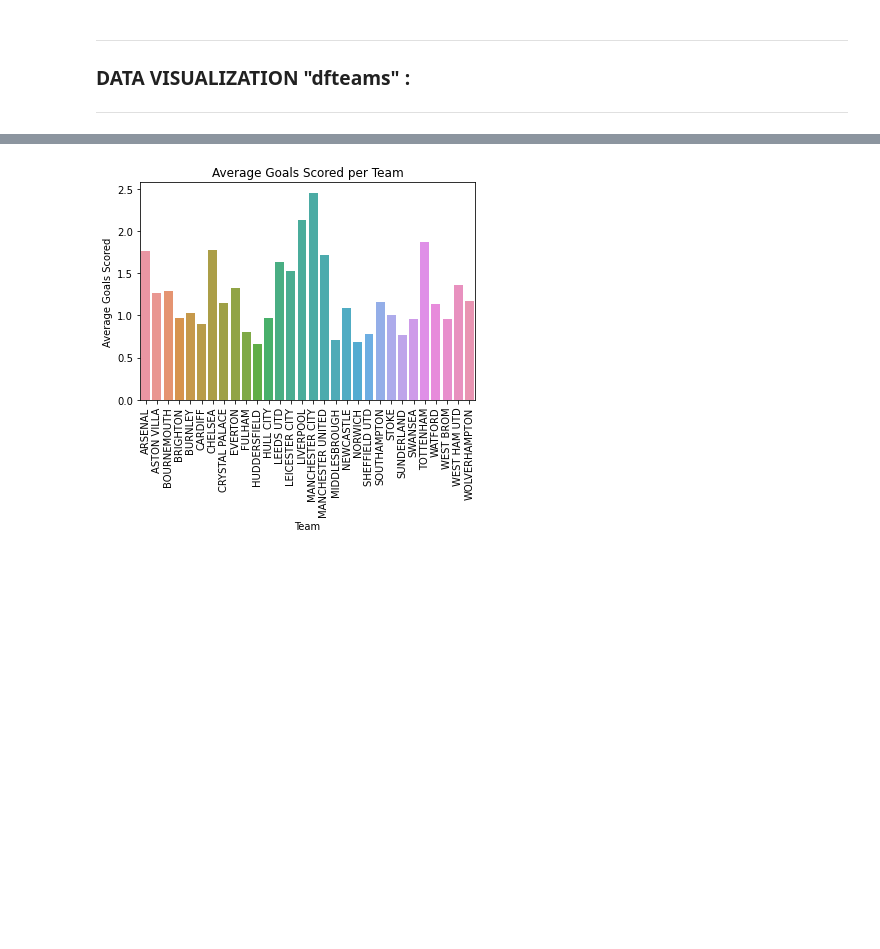
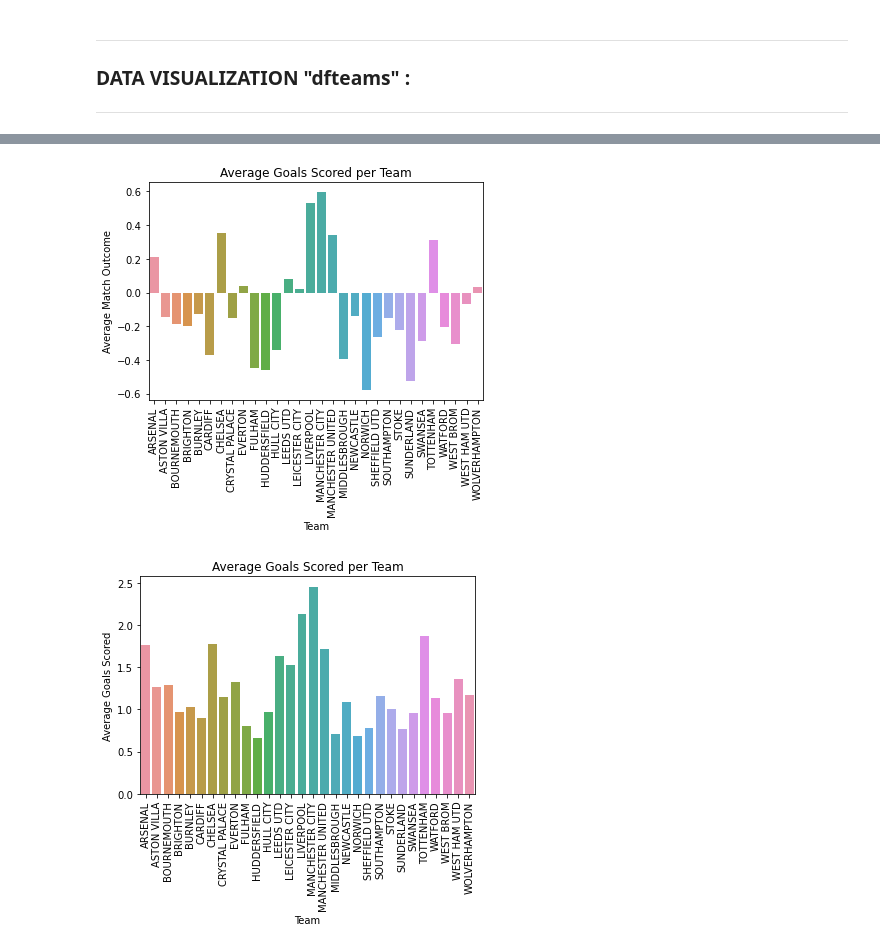
Before and after one commit to SamSamV/Predictions_Match_Outcome, a Jupyter notebook: toma1.ipynb, the cells around one changed output, grey strips where cells are left out. Saved outputs shown, nothing was run; the diff lists cells and outputs as text; code cells hidden in the pictures; blank space fills up the shorter version.

```diff
--- a/toma1.ipynb
+++ b/toma1.ipynb
@@ -391,3 +391,10 @@ plt.show()
+# %%
+sns.barplot(x="Team", y="Average Match Outcome", data=dfteams)
+plt.xticks(rotation=90)
+plt.title("Average Goals Scored per Team")
+plt.show()
+# %% [output]
+[figure, added]
 # %%
 sns.barplot(x="Team", y="Average Goals Scored", data=dfteams)
 plt.xticks(rotation=90)
```
Also changed, not shown: parts of 32 cells of this notebook.
